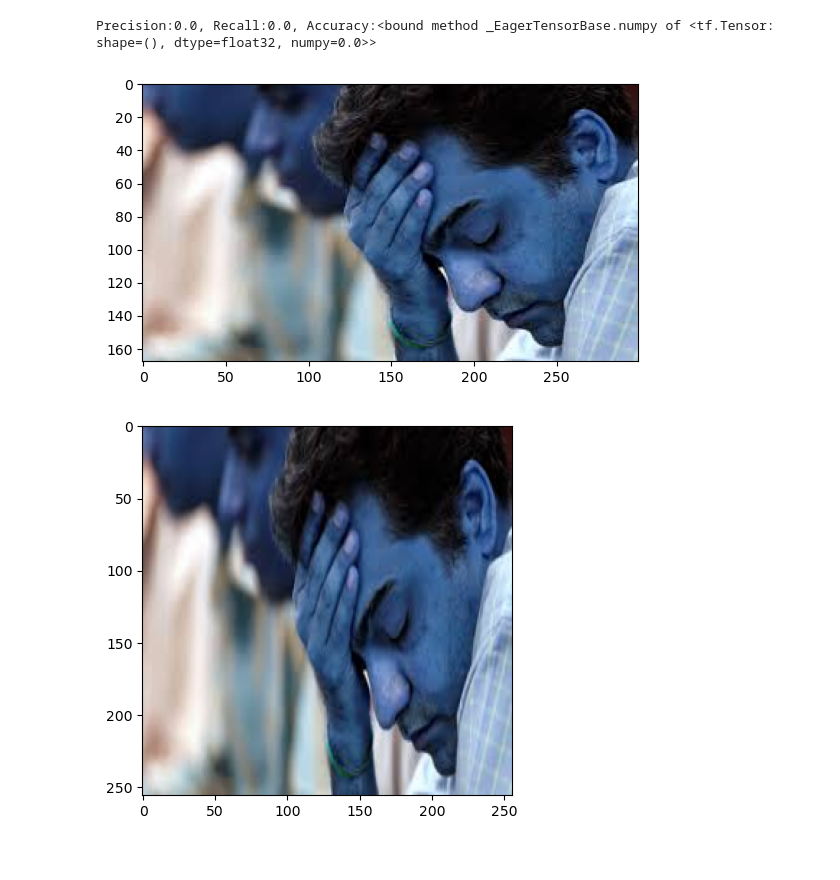
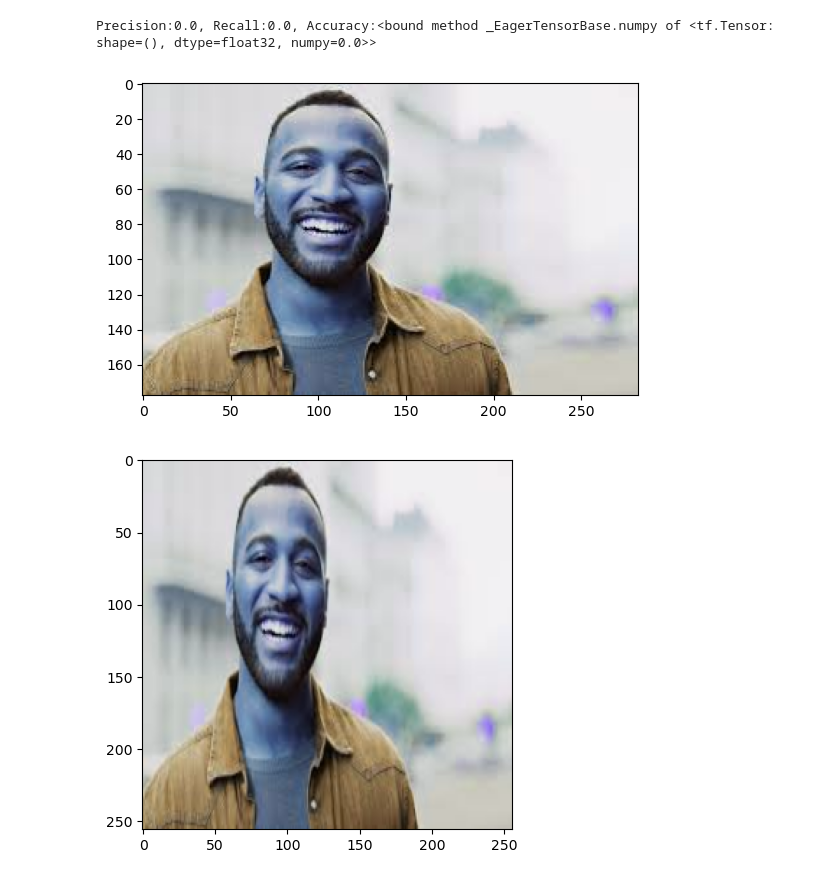
Before and after one commit to TushDasse/CNN-Image-Classifier, a Jupyter notebook: Image Classifier.ipynb, the cells around one changed output. Saved outputs shown, nothing was run; the diff lists cells and outputs as text; code cells hidden in the pictures.

```diff
--- a/Image Classifier.ipynb
+++ b/Image Classifier.ipynb
@@ -215,17 +215,17 @@ Precision:0.0, Recall:0.0, Accuracy:<bound method _EagerTensorBase.numpy of <tf.
 # %%
 import cv2
 # %%
-img = cv2.imread('001.jpeg')
+img = cv2.imread('003.jpeg')
 plt.imshow(img)
 plt.show()
 # %% [output]
-[figure, old version]
+[figure, new version]
 # %%
 resize = tf.image.resize(img, (256,256))
 plt.imshow(resize.numpy().astype(int))
 plt.show()
 # %% [output]
-[figure, old version]
+[figure, new version]
 # %%
 yhat = model.predict(np.expand_dims(resize/255, 0))
 # %% [output]
```
Also changed, not shown: parts of 6 cells of this notebook.
